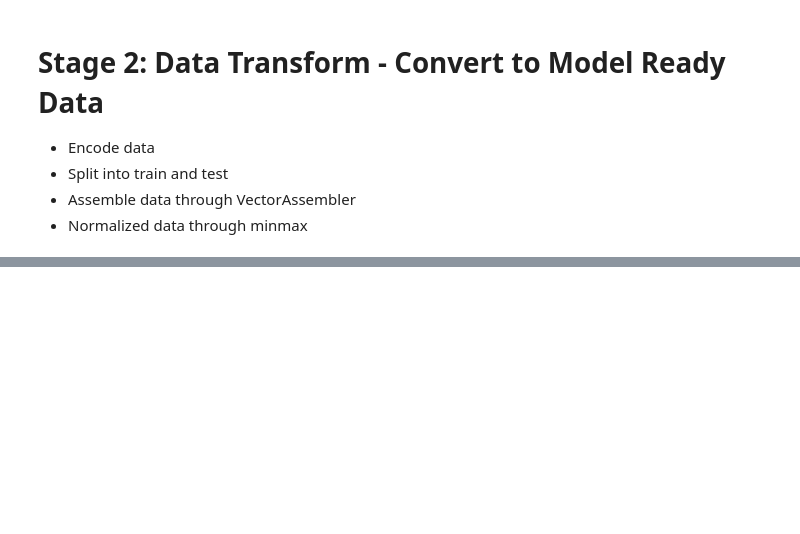
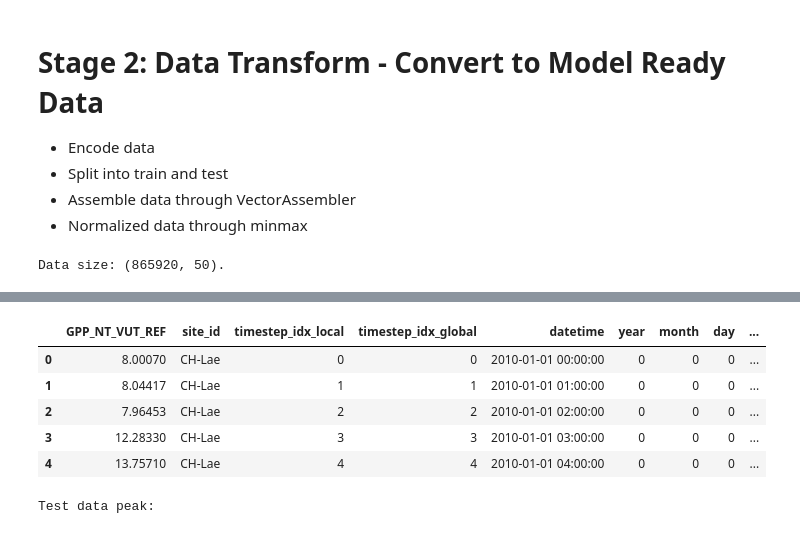
Before and after one commit to jcalz23/co2-flux-hourly-gpp-modeling, a Jupyter notebook: code/src/preprocessing/baseline-data-pipeline-v1-impute.ipynb, the cells around one changed output, grey strips where cells are left out. Saved outputs shown, nothing was run; the diff lists cells and outputs as text; code cells hidden in the pictures; blank space fills up the shorter version.

```diff
--- a/code/src/preprocessing/baseline-data-pipeline-v1-impute.ipynb
+++ b/code/src/preprocessing/baseline-data-pipeline-v1-impute.ipynb
@@ -121,13 +120,0 @@ test_sites = ['IT-Lsn']
-# %%
-# Define imput params
-impute = True
-impute_method = 'ffill'
-impute_global = True # <---- for now
-resample = True
-time_col = 'datetime'
-duration = 'H'
-
-# KNNImputer params (if used)
-k=5
-weights='uniform'
-n_fit=20000
@@ -369,5 +424,5 @@ class PrepareAllSitesHourly:
 prep_hourly = PrepareAllSitesHourly(site_metadata_filename, monthly_data_filename, train_sites, test_sites,
                                     hourly_features, metadata_features, target_variable_qc, target_variable, raw_data_dir)
 
-data_df = prep_hourly.all_sites_all_sources(knn_imp_cols, resample, impute, impute_method, impute_global,
-                                            k, weights, n_fit, time_col, duration)
+data_df = prep_hourly.all_sites_all_sources(imp_cols, resample, impute, impute_method, impute_global,
+                                            k, weights, n_fit, time_col, duration, start_date, end_date, missing_thresh, c)
@@ -452,37 +440,23 @@ else:
+# %%
+raw_data_file_path = None
+data_transformer = TFTDataTransformer(train_sites, test_sites, raw_data_file_path, data_df)
+# %% [output]
+Data size: (865920, 50).
 # %%
-timestamp_col = ['datetime']
-target_col = 'GPP_NT_VUT_REF'
+non_transform_cols = [target_variable, 'site_id', 'datetime', 'timestep_idx_local', 'timestep_idx_global', 'gap_flag_hour', 'gap_flag_month']
+categorical_cols = ['IGBP', 'c3c4', 'koppen_sub', 'koppen_main',
+                    'year', 'month', 'day', 'hour', 'MODIS_PFT', 'MODIS_LC']
+realNum_cols = ['TA_ERA', 'SW_IN_ERA', 'LW_IN_ERA', 'VPD_ERA', 'P_ERA', 'PA_ERA',
+                'EVI', 'NDVI', 'NIRv', 'b1', 'b2', 'b3', 'b4', 'b5', 'b6', 'b7',
+                'lat', 'long', 'c4_percent',
+                'BESS-PAR', 'BESS-PARdiff', 'BESS-RSDN', 'CSIF-SIFdaily',
+                'PET', 'Ts', 'ESACCI-sm', 'NDWI', 'Percent_Snow', 'Fpar', 'Lai',
+                'LST_Day', 'LST_Night']
+backup_cols = ['IGBP', 'site_id'] # <--- ask mary, not sure what this does in lib
+data_transformer.data_transform(categorical_cols, realNum_cols, non_transform_cols)
 
-if useSpark: # Spark ML Data Transformer
-  categorical_cols = ['IGBP', 'c3c4', 'koppen_sub', 'koppen', 'MODIS_PFT', 'MODIS_LC']
-  data_transformer.data_transform(categorical_cols, timestamp_col, target_col)
-
-  print("Train data peak:")
-  data_transformer.train_df.show(5, False)
-  print("Test data peak:")
-  data_transformer.test_df.show(5, False)
-
-  train_blob_name= f"{train_blob_name_base}"
-  test_blob_name= f"{test_blob_name_base}"
-
-else: # TFT Data Transformer
-  categorical_cols = ['IGBP', 'c3c4', 'koppen_sub', 'koppen', 'site_id',
-                      'year', 'month', 'day', 'hour', 'minute',
-                      'MODIS_PFT', 'MODIS_LC']
-  realNum_cols = ['TA_ERA', 'SW_IN_ERA', 'LW_IN_ERA', 'VPD_ERA', 'P_ERA', 'PA_ERA',
-                  'EVI', 'NDVI', 'NIRv', 'b1', 'b2', 'b3', 'b4', 'b5', 'b6', 'b7',
-                  'lat', 'long', 'c4_percent',
-                  'BESS-PAR', 'BESS-PARdiff', 'BESS-RSDN', 'CSIF-SIFdaily',
-                  'PET', 'Ts', 'ESACCI-sm', 'NDWI', 'Percent_Snow', 'Fpar', 'Lai',
-                  'LST_Day', 'LST_Night']
-  backup_cols = ['IGBP', 'koppen','site_id']
-  data_transformer.data_transform(categorical_cols, realNum_cols, backup_cols,\
-                                  timestamp_col, target_col)
-
-  print("Train data peak:")
-  display(data_transformer.train_df.head(5))
-  print("Test data peak:")
-  display(data_transformer.test_df.head(5))
-
-  train_blob_name= f"{train_blob_name_base}.{ext}"
-  test_blob_name= f"{test_blob_name_base}.{ext}"
+print("\nTrain data peak:")
+display(data_transformer.train_df.head(5))
+print("\nTest data peak:")
+display(data_transformer.test_df.head(5))
+# %% [output]
@@ -488,0 +473,7 @@ else: # TFT Data Transformer
+|  | GPP_NT_VUT_REF | site_id | timestep_idx_local | timestep_idx_global | datetime | year | month | day | ... |
+| 0 | 8.00070 | CH-Lae | 0 | 0 | 2010-01-01 00:00:00 | 0 | 0 | 0 | ... |
+| 1 | 8.04417 | CH-Lae | 1 | 1 | 2010-01-01 01:00:00 | 0 | 0 | 0 | ... |
+| 2 | 7.96453 | CH-Lae | 2 | 2 | 2010-01-01 02:00:00 | 0 | 0 | 0 | ... |
+| 3 | 12.28330 | CH-Lae | 3 | 3 | 2010-01-01 03:00:00 | 0 | 0 | 0 | ... |
+| 4 | 13.75710 | CH-Lae | 4 | 4 | 2010-01-01 04:00:00 | 0 | 0 | 0 | ... |
+Test data peak:
```
Also changed, not shown: parts of 23 cells of this notebook, 4 other files.
